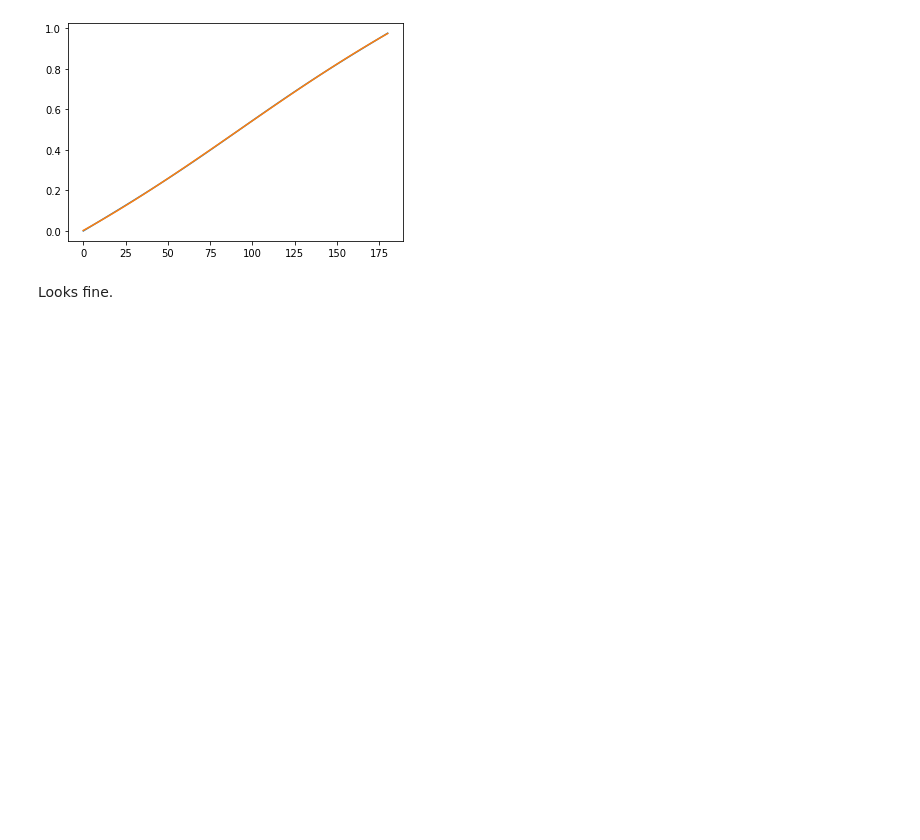
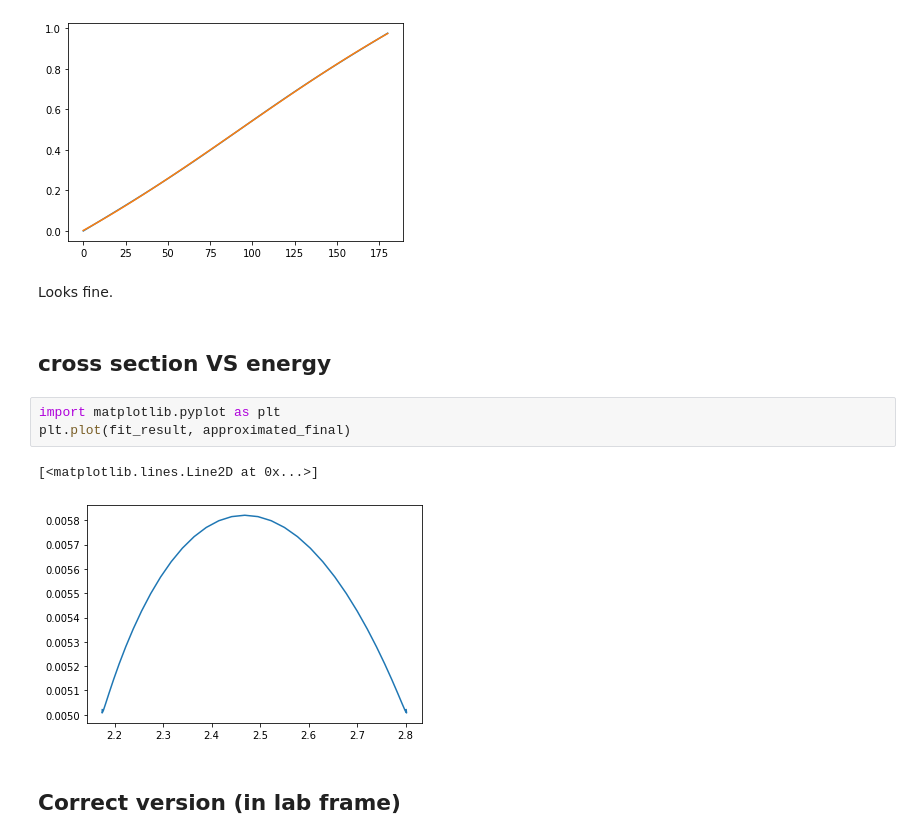
Before and after one commit to suerfu/hesim, a Jupyter notebook: DD Generator Fitting 0.08MeV.ipynb, the cells around one changed output. Saved outputs shown, nothing was run; the diff lists cells and outputs as text; blank space fills up the shorter version.

```diff
--- a/DD Generator Fitting 0.08MeV.ipynb
+++ b/DD Generator Fitting 0.08MeV.ipynb
@@ -126,3 +126,13 @@ plt.plot(angle, cdf_fit)
 [figure]
 # %% [markdown]
 Looks fine.
+# %% [markdown]
+## cross section VS energy
+# %%
+import matplotlib.pyplot as plt
+plt.plot(fit_result, approximated_final)
+# %% [output]
+[<matplotlib.lines.Line2D at 0x...>]
+[figure, added]
+# %% [markdown]
+## Correct version (in lab frame)
```
Also changed, not shown: parts of 14 cells of this notebook, 34 other files.
